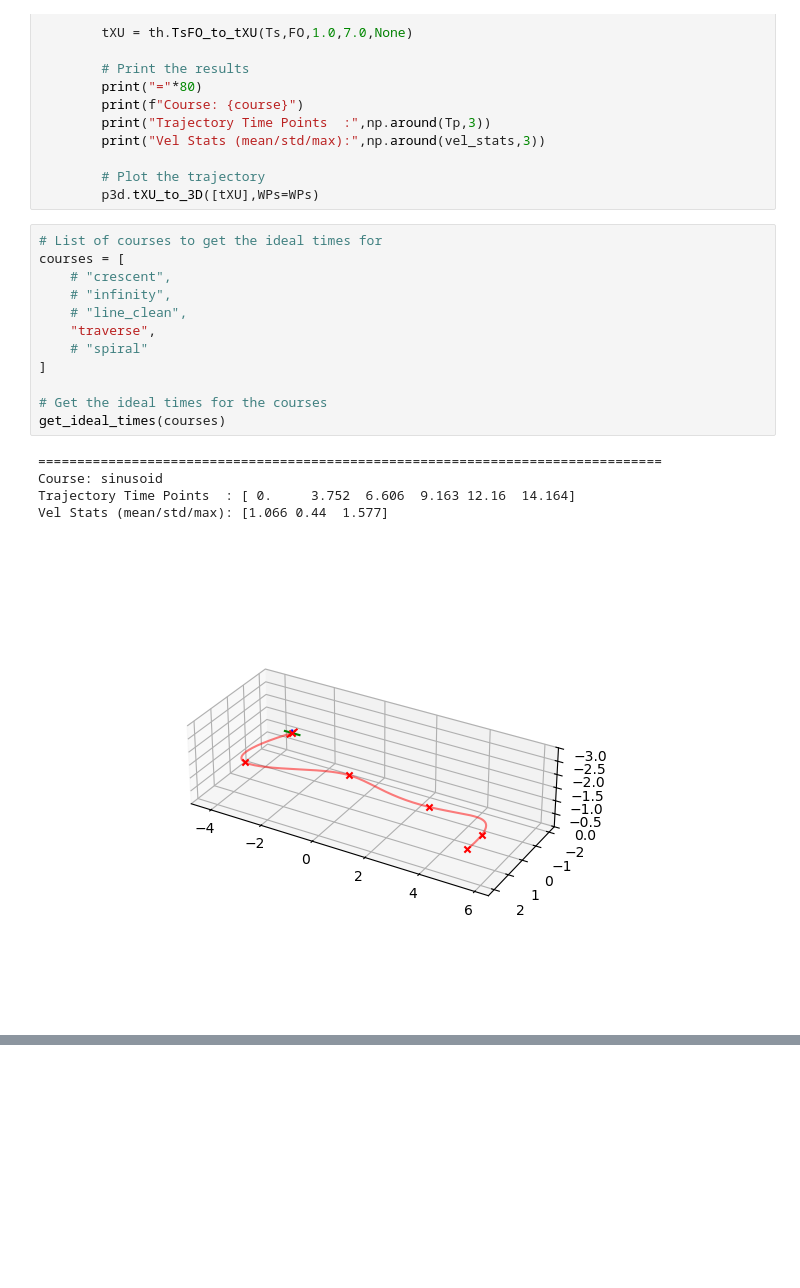
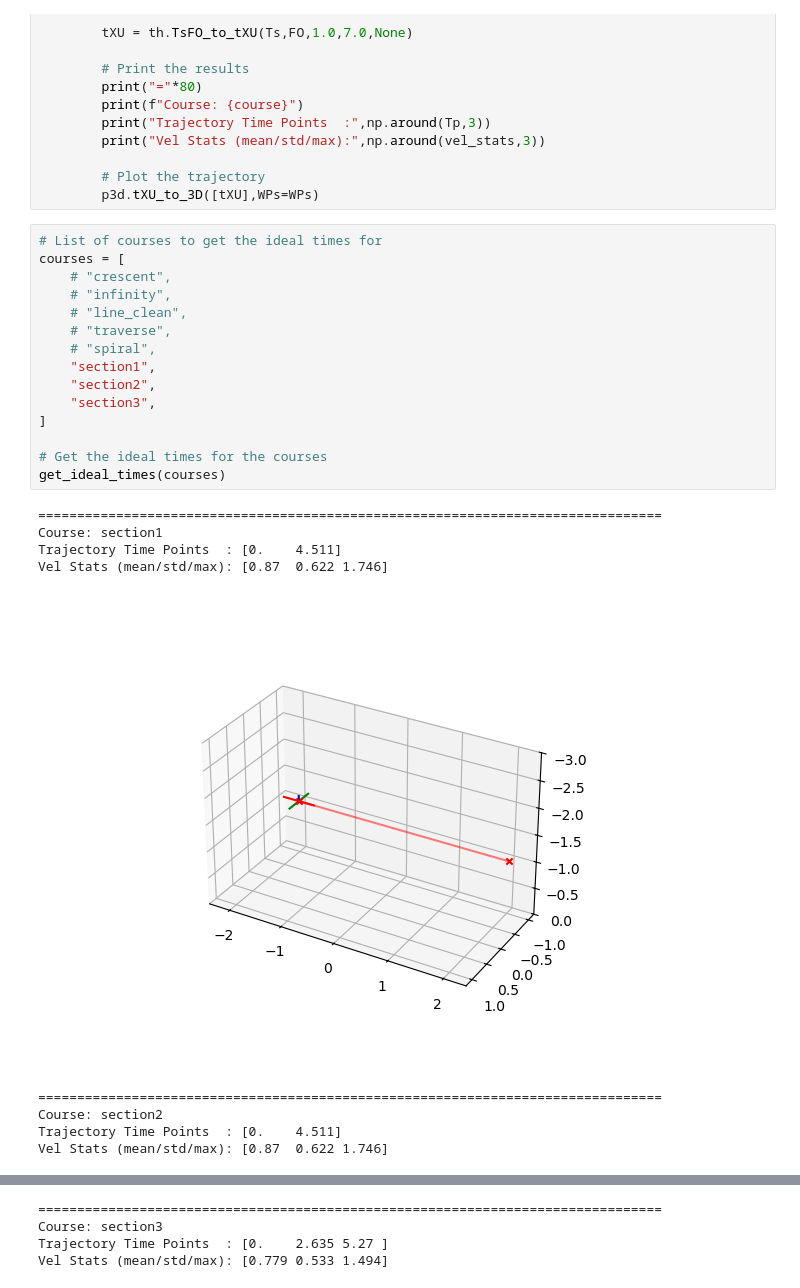
Before and after one commit to denisfliu/SousVide, a Jupyter notebook: notebooks/mts_example.ipynb, the cells around one changed output, grey strips where cells are left out. Drawn from its saved outputs; the diff is of its cells as text; blank space fills up the shorter version.

```diff
--- a/notebooks/mts_example.ipynb
+++ b/notebooks/mts_example.ipynb
@@ -48,18 +45,25 @@ def get_ideal_times(courses:list[str]|str):
 # %%
 # List of courses to get the ideal times for
 courses = [
     # "crescent",
     # "infinity",
     # "line_clean",
-    "traverse",
-    # "spiral"
+    # "traverse",
+    # "spiral",
+    "section1",
+    "section2",
+    "section3",
 ]
 
 # Get the ideal times for the courses
 get_ideal_times(courses)
 # %% [output]
 ================================================================================
-Course: sinusoid
-Trajectory Time Points  : [ 0.     3.752  6.606  9.163 12.16  14.164]
-Vel Stats (mean/std/max): [1.066 0.44  1.577]
+Course: section1
+Trajectory Time Points  : [0.    4.511]
+Vel Stats (mean/std/max): [0.87  0.622 1.746]
-[figure, old version]
+[figure, new version]
+================================================================================
+Course: section2
+Trajectory Time Points  : [0.    4.511]
+Vel Stats (mean/std/max): [0.87  0.622 1.746]
@@ -65,0 +71,4 @@ Vel Stats (mean/std/max): [1.066 0.44  1.577]
+================================================================================
+Course: section3
+Trajectory Time Points  : [0.    2.635 5.27 ]
+Vel Stats (mean/std/max): [0.779 0.533 1.494]
```
Also changed, not shown: parts of 2 cells of this notebook, 57 other files.
